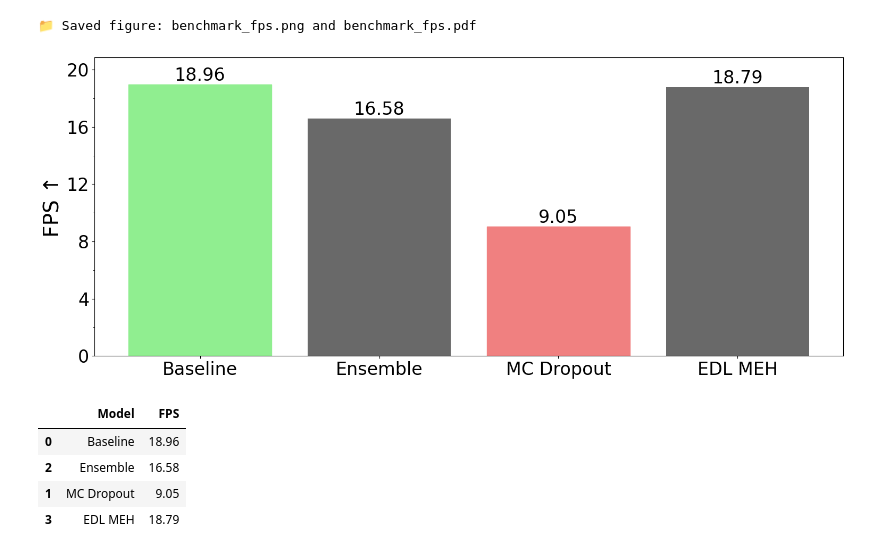
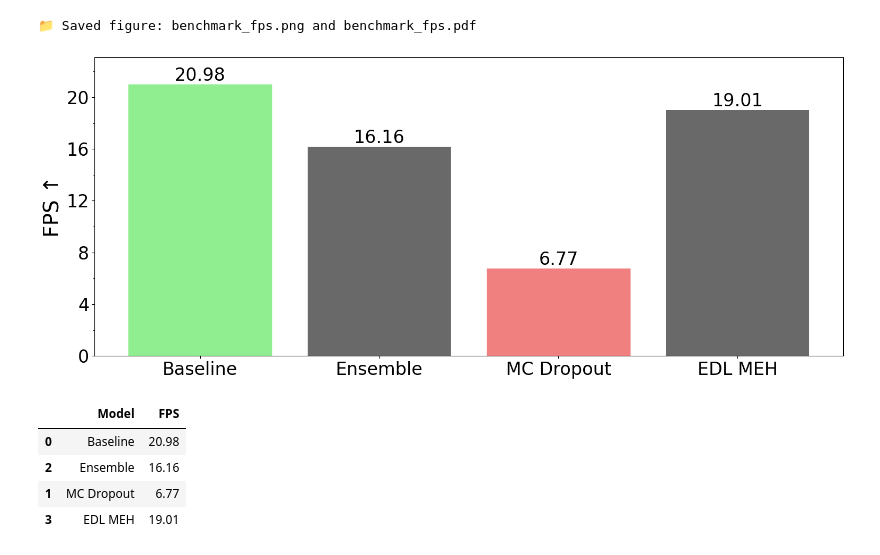
Before and after one commit to Sokadyn/yolo-edge-uncertainty, a Jupyter notebook: yolo_edge_uncertainty/scripts/inference_time_analysis.ipynb, the cells around one changed output. Cells and saved outputs as stored; diff of their text form; code cells hidden in the pictures.

```diff
--- a/yolo_edge_uncertainty/scripts/inference_time_analysis.ipynb
+++ b/yolo_edge_uncertainty/scripts/inference_time_analysis.ipynb
@@ -31,12 +31,12 @@ plt.rcParams['figure.titlesize'] = FONT_MEDIUM
 plt.rcParams['axes.titlesize'] = FONT_MEDIUM
 plt.rcParams['figure.figsize'] = (16, 7)
 # %%
-plot_benchmark_fps()
+plot_benchmark_fps(csv_path='../../yolo_edge_uncertainty/csv/benchmark_inference_time_onnx_device_cpu_.csv')
 # %% [output]
 📁 Saved figure: benchmark_fps.png and benchmark_fps.pdf
-[figure, old version]
+[figure, new version]
 |  | Model | FPS |
-| 0 | Baseline | 18.96 |
-| 2 | Ensemble | 16.58 |
-| 1 | MC Dropout | 9.05 |
-| 3 | EDL MEH | 18.79 |
+| 0 | Baseline | 20.98 |
+| 2 | Ensemble | 16.16 |
+| 1 | MC Dropout | 6.77 |
+| 3 | EDL MEH | 19.01 |
```
Also changed, not shown: 6 other files.
